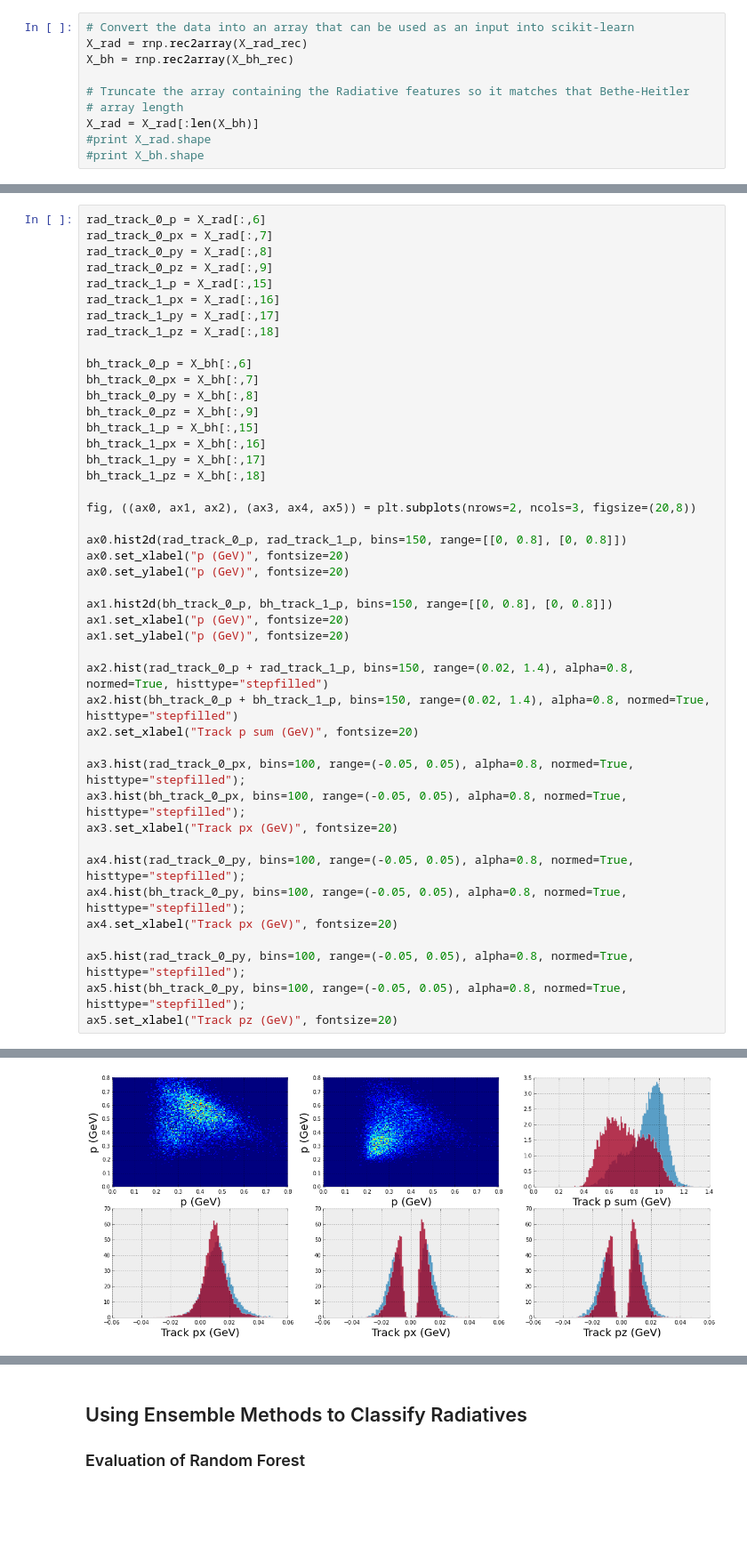
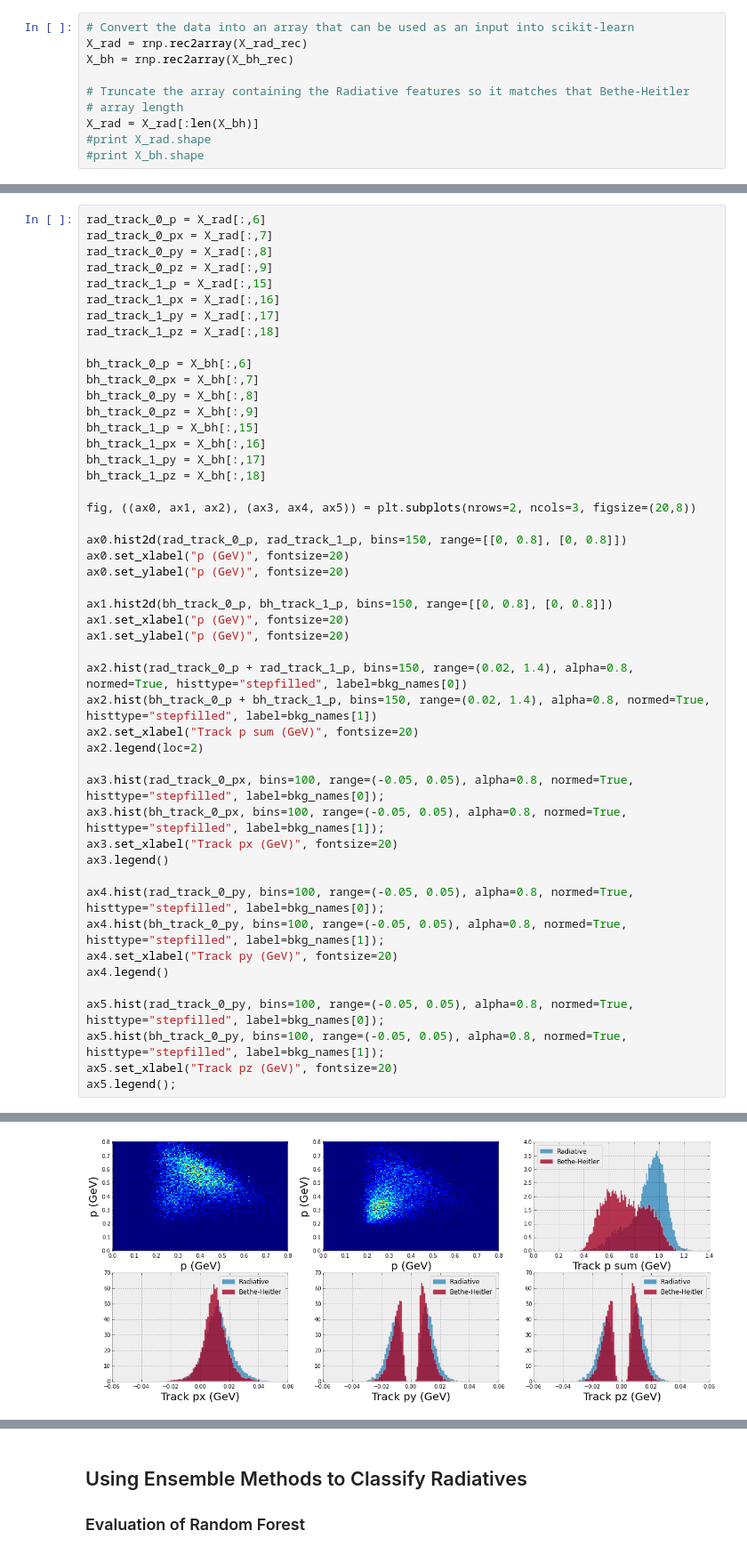
Before and after one commit to omar-moreno/hps-analysis, a Jupyter notebook: python/notebooks/radiative_signal_classification.ipynb, the cells around one changed output, grey strips where cells are left out. Shown: that part at 89% size. Cells and saved outputs as stored; diff of their text form; blank space fills up the shorter version.

```diff
--- a/python/notebooks/radiative_signal_classification.ipynb
+++ b/python/notebooks/radiative_signal_classification.ipynb
@@ -168,19 +171,23 @@ ax1.hist2d(bh_track_0_p, bh_track_1_p, bins=150, range=[[0, 0.8], [0, 0.8]])
 ax1.set_xlabel("p (GeV)", fontsize=20)
 ax1.set_ylabel("p (GeV)", fontsize=20)
 
-ax2.hist(rad_track_0_p + rad_track_1_p, bins=150, range=(0.02, 1.4), alpha=0.8, normed=True, histtype="stepfilled")
-ax2.hist(bh_track_0_p + bh_track_1_p, bins=150, range=(0.02, 1.4), alpha=0.8, normed=True, histtype="stepfilled")
+ax2.hist(rad_track_0_p + rad_track_1_p, bins=150, range=(0.02, 1.4), alpha=0.8, normed=True, histtype="stepfilled", label=bkg_names[0])
+ax2.hist(bh_track_0_p + bh_track_1_p, bins=150, range=(0.02, 1.4), alpha=0.8, normed=True, histtype="stepfilled", label=bkg_names[1])
 ax2.set_xlabel("Track p sum (GeV)", fontsize=20)
+ax2.legend(loc=2)
 
-ax3.hist(rad_track_0_px, bins=100, range=(-0.05, 0.05), alpha=0.8, normed=True, histtype="stepfilled");
-ax3.hist(bh_track_0_px, bins=100, range=(-0.05, 0.05), alpha=0.8, normed=True, histtype="stepfilled");
+ax3.hist(rad_track_0_px, bins=100, range=(-0.05, 0.05), alpha=0.8, normed=True, histtype="stepfilled", label=bkg_names[0]);
+ax3.hist(bh_track_0_px, bins=100, range=(-0.05, 0.05), alpha=0.8, normed=True, histtype="stepfilled", label=bkg_names[1]);
 ax3.set_xlabel("Track px (GeV)", fontsize=20)
+ax3.legend()
 
-ax4.hist(rad_track_0_py, bins=100, range=(-0.05, 0.05), alpha=0.8, normed=True, histtype="stepfilled");
-ax4.hist(bh_track_0_py, bins=100, range=(-0.05, 0.05), alpha=0.8, normed=True, histtype="stepfilled");
-ax4.set_xlabel("Track px (GeV)", fontsize=20)
+ax4.hist(rad_track_0_py, bins=100, range=(-0.05, 0.05), alpha=0.8, normed=True, histtype="stepfilled", label=bkg_names[0]);
+ax4.hist(bh_track_0_py, bins=100, range=(-0.05, 0.05), alpha=0.8, normed=True, histtype="stepfilled", label=bkg_names[1]);
+ax4.set_xlabel("Track py (GeV)", fontsize=20)
+ax4.legend()
 
-ax5.hist(rad_track_0_py, bins=100, range=(-0.05, 0.05), alpha=0.8, normed=True, histtype="stepfilled");
-ax5.hist(bh_track_0_py, bins=100, range=(-0.05, 0.05), alpha=0.8, normed=True, histtype="stepfilled");
+ax5.hist(rad_track_0_py, bins=100, range=(-0.05, 0.05), alpha=0.8, normed=True, histtype="stepfilled", label=bkg_names[0]);
+ax5.hist(bh_track_0_py, bins=100, range=(-0.05, 0.05), alpha=0.8, normed=True, histtype="stepfilled", label=bkg_names[1]);
 ax5.set_xlabel("Track pz (GeV)", fontsize=20)
+ax5.legend();
 # %% [output]
@@ -188 +194 @@ ax5.set_xlabel("Track pz (GeV)", fontsize=20)
-[figure, old version]
+[figure, new version]
```
Also changed, not shown: parts of 18 cells of this notebook, 1 other file.
